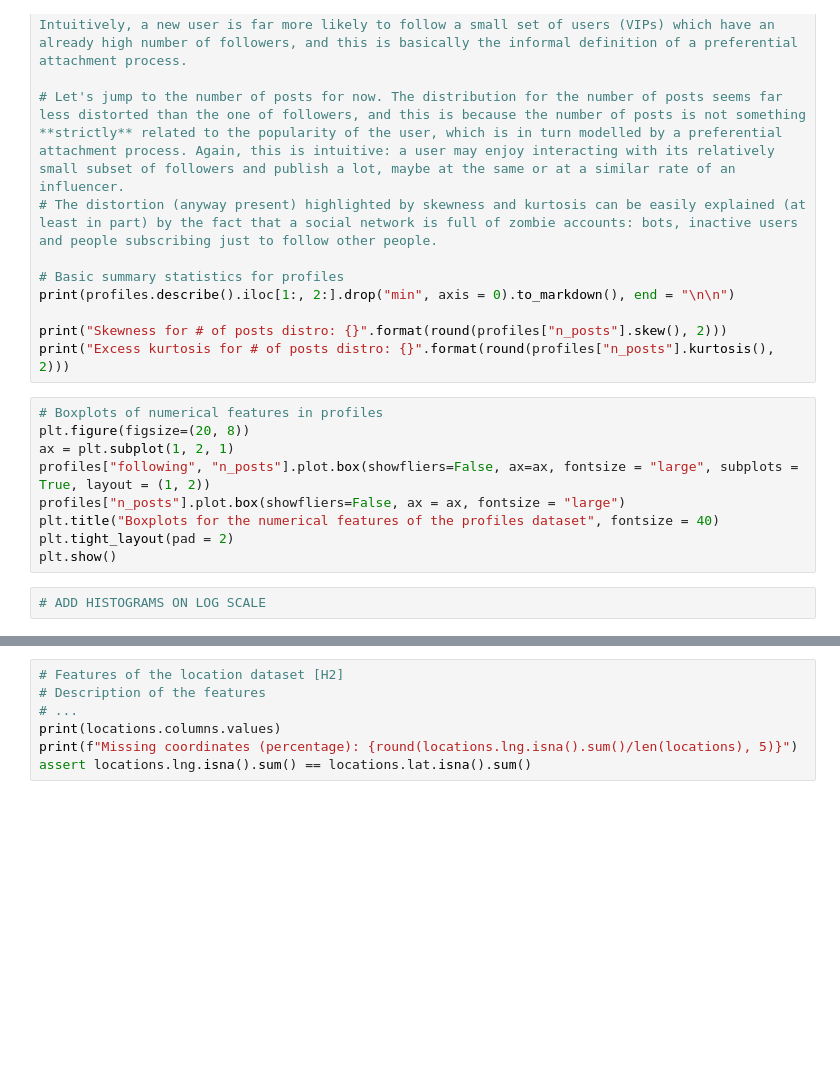
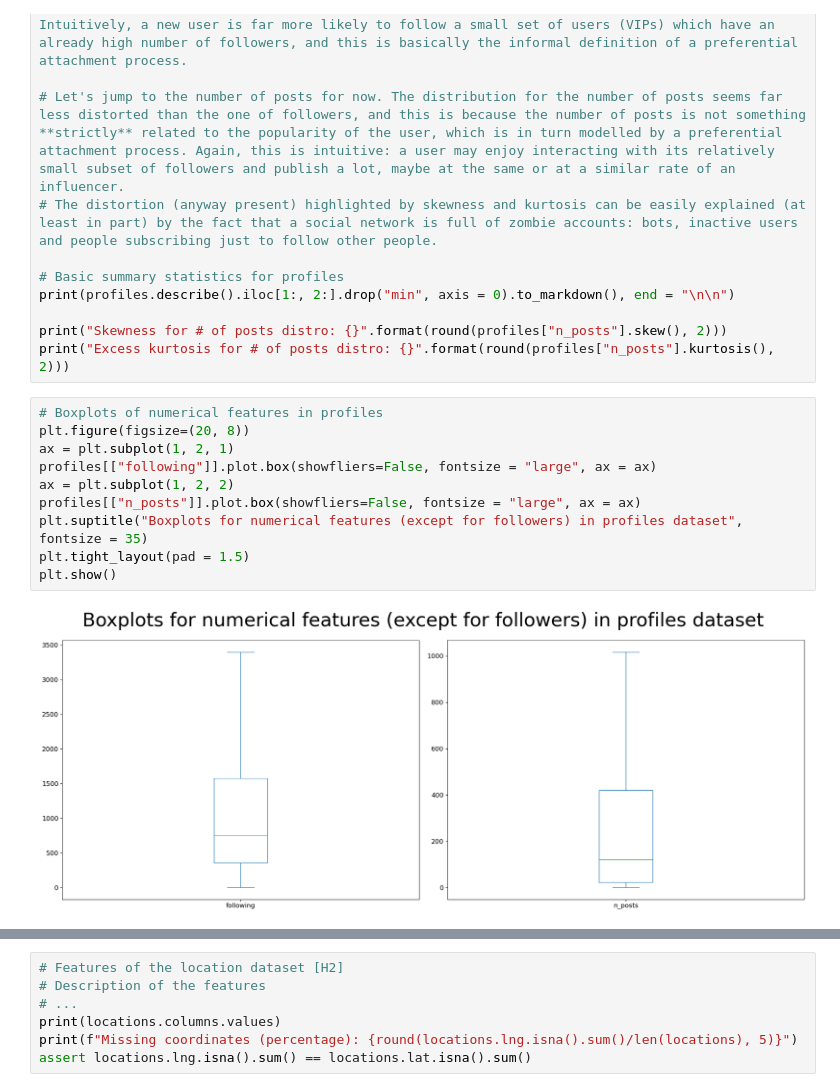
Before and after one commit to sim2000dg/adm_hw2-group30, a Jupyter notebook: RQ1.ipynb, the cells around one changed output, grey strips where cells are left out. Cells and saved outputs as stored; diff of their text form; blank space fills up the shorter version.

```diff
--- a/RQ1.ipynb
+++ b/RQ1.ipynb
@@ -128,11 +159,12 @@ print("Excess kurtosis for # of posts distro: {}".format(round(profiles["n_posts
 # %%
 # Boxplots of numerical features in profiles
 plt.figure(figsize=(20, 8))
 ax = plt.subplot(1, 2, 1)
-profiles["following", "n_posts"].plot.box(showfliers=False, ax=ax, fontsize = "large", subplots = True, layout = (1, 2))
-profiles["n_posts"].plot.box(showfliers=False, ax = ax, fontsize = "large")
-plt.title("Boxplots for the numerical features of the profiles dataset", fontsize = 40)
-plt.tight_layout(pad = 2)
+profiles[["following"]].plot.box(showfliers=False, fontsize = "large", ax = ax)
+ax = plt.subplot(1, 2, 2)
+profiles[["n_posts"]].plot.box(showfliers=False, fontsize = "large", ax = ax)
+plt.suptitle("Boxplots for numerical features (except for followers) in profiles dataset", fontsize = 35)
+plt.tight_layout(pad = 1.5)
 plt.show()
+# %% [output]
+[figure, added]
-# %%
-# ADD HISTOGRAMS ON LOG SCALE
```
Also changed, not shown: parts of 8 cells of this notebook.
